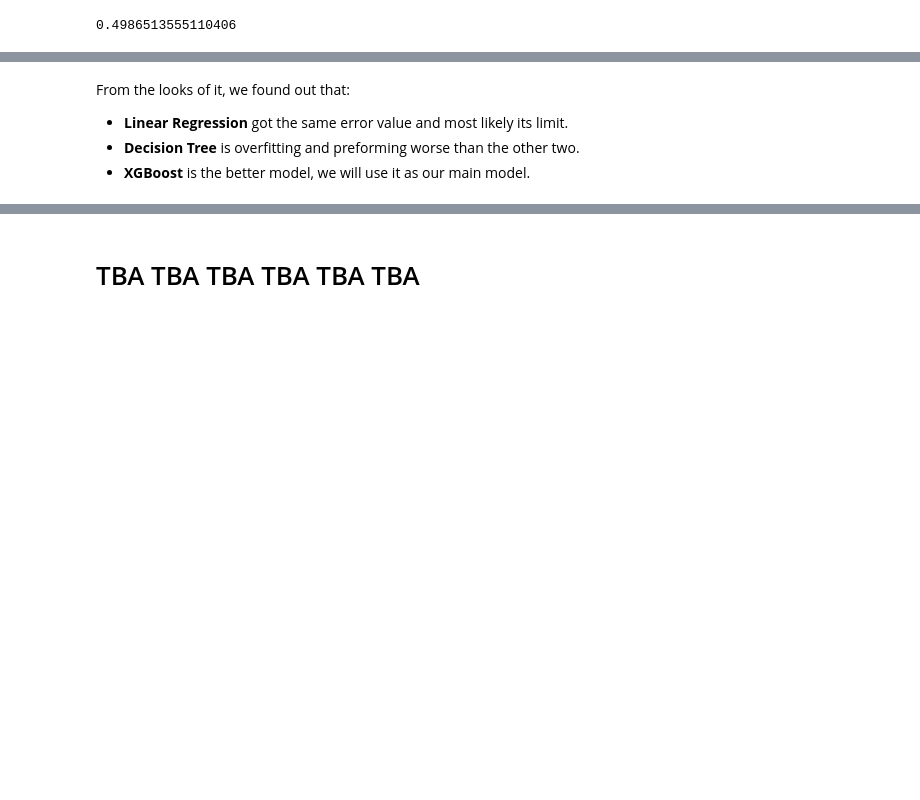
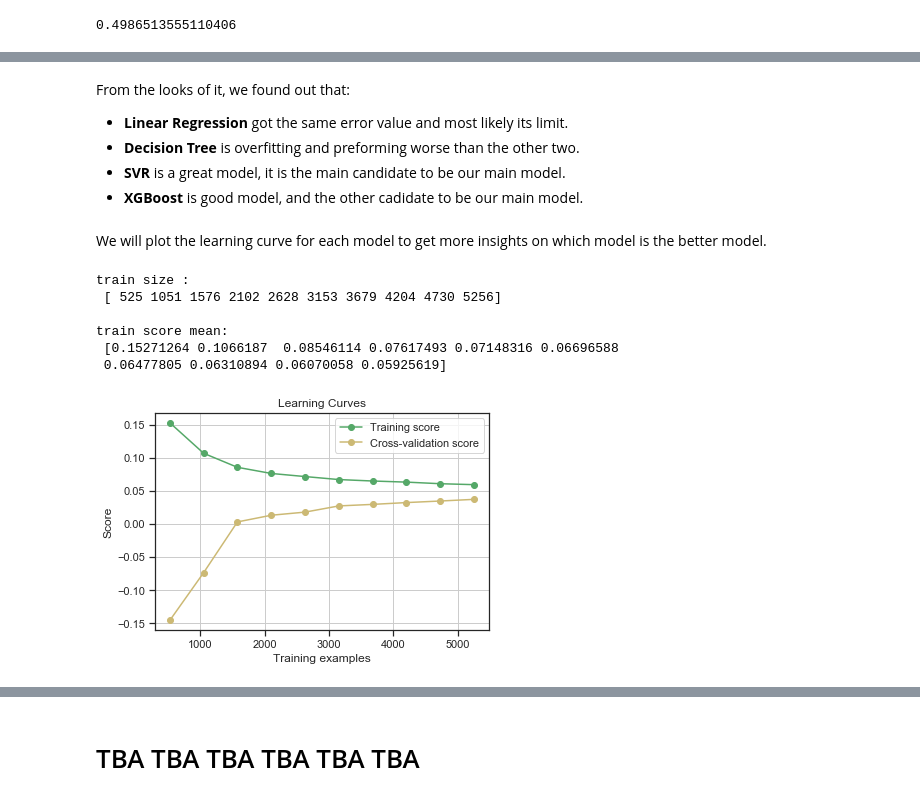
Before and after one commit to amrgaber249/Predicting-Google-Play-Store-Apps-Ratings, a Jupyter notebook: predicting_google_play_apps_ratings.ipynb, the cells around one changed output, grey strips where cells are left out. Cells and saved outputs as stored; diff of their text form; code cells hidden in the pictures; blank space fills up the shorter version.

Commit message:
SVR and Learning Curve

```diff
--- a/predicting_google_play_apps_ratings.ipynb
+++ b/predicting_google_play_apps_ratings.ipynb
@@ -796,0 +812,5 @@ the **0%** error means that it is much more likely our model has badly **overfit
+# %%
+from sklearn.svm import SVR
+
+svr_reg = SVR()
+svr_reg.fit(gplay_prepared, gplay_labels)
@@ -859,4 +931,49 @@ gplay_rmse_scores.mean()
 From the looks of it, we found out that:
 - **Linear Regression** got the same error value and most likely its limit.
 - **Decision Tree** is overfitting and preforming worse than the other two.
-- **XGBoost** is the better model, we will use it as our main model.
+- **SVR** is a great model, it is the main candidate to be our main model.
+- **XGBoost** is good model, and the other cadidate to be our main model.
+# %% [markdown]
+We will plot the learning curve for each model to get more insights on which model is the better model.
+# %%
+from sklearn.model_selection import learning_curve
+%matplotlib inline
+
+# It is good to randomize the data before drawing Learning Curves
+from sklearn.model_selection import ShuffleSplit, train_test_split
+
+def draw_learning_curves(X, y, estimator, num_trainings):
+    cv1 = ShuffleSplit(n_splits=10, random_state=0, test_size=0.2, train_size=None)
+    train_sizes, train_scores, test_scores = learning_curve(
+        estimator, X, y, cv=cv1, n_jobs=1, train_sizes=np.linspace(.1, 1.0, num_trainings),scoring = 'r2')
+
+    print("train size :\n",train_sizes)
+    print()
+    train_scores_mean = np.mean(train_scores, axis=1)
+    print("train score mean:\n",train_scores_mean)
+    print()
+    #train_scores_std = np.std(train_scores, axis=1)
+    test_scores_mean = np.mean(test_scores, axis=1)
+    #test_scores_std = np.std(test_scores, axis=1)
+
+    plt.grid();
+
+    plt.title("Learning Curves");
+    plt.xlabel("Training examples");
+    plt.ylabel("Score");
+
+    plt.plot(train_sizes,train_scores_mean, 'o-', color="g",
+             label="Training score");
+    plt.plot(train_sizes,test_scores_mean, 'o-', color="y",
+             label="Cross-validation score");
+    plt.legend(loc="best");
+# %%
+draw_learning_curves(gplay_prepared, gplay_labels, lin_reg, 10)
+# %% [output]
+train size :
+ [ 525 1051 1576 2102 2628 3153 3679 4204 4730 5256]
+
+train score mean:
+ [0.15271264 0.1066187  0.08546114 0.07617493 0.07148316 0.06696588
+ 0.06477805 0.06310894 0.06070058 0.05925619]
+[figure, added]
```
Also changed, not shown: parts of 24 cells of this notebook, 1 other file.
